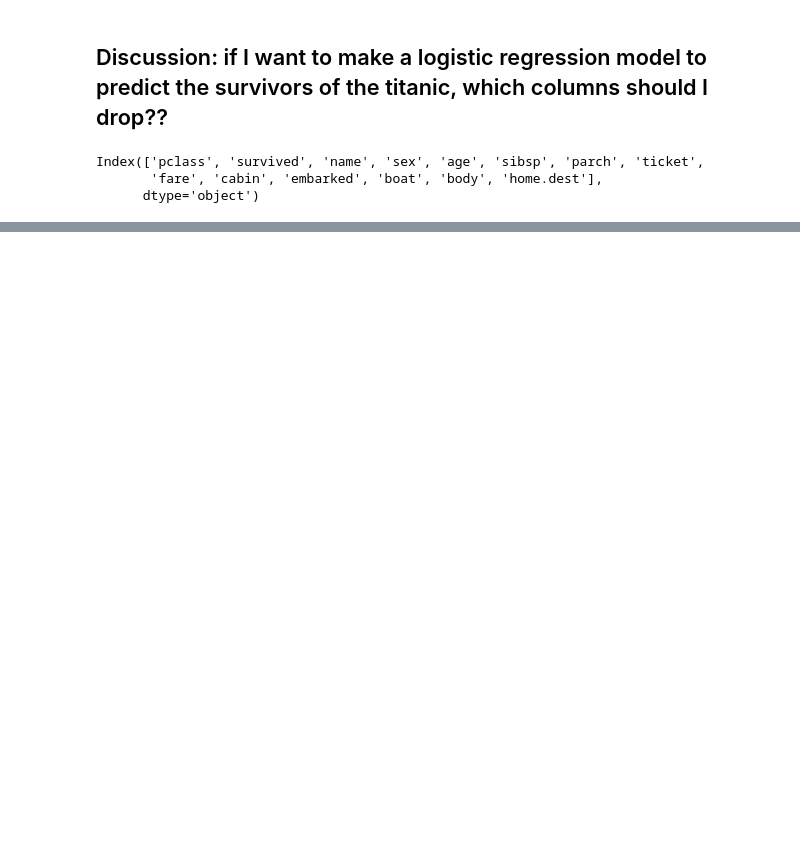
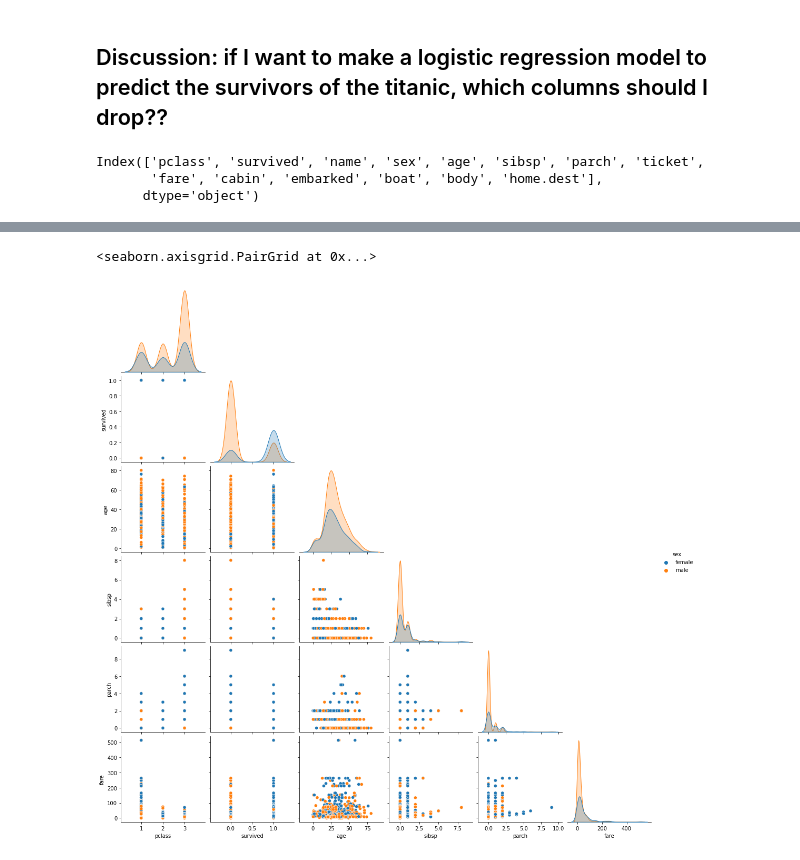
Before and after one commit to Carlene/INTRO-TO-DATA-ANALYSIS, a Jupyter notebook: titanic_simple.ipynb, the cells around one changed output, grey strips where cells are left out. Cells and saved outputs as stored; diff of their text form; code cells hidden in the pictures; blank space fills up the shorter version.

```diff
--- a/titanic_simple.ipynb
+++ b/titanic_simple.ipynb
@@ -68,0 +213,5 @@ Index(['pclass', 'survived', 'name', 'sex', 'age', 'sibsp', 'parch', 'ticket',
+# %%
+sns.pairplot(df, hue='sex', corner=True)
+# %% [output]
+<seaborn.axisgrid.PairGrid at 0x...>
+[figure, added]
```
Also changed, not shown: parts of 27 cells of this notebook.
